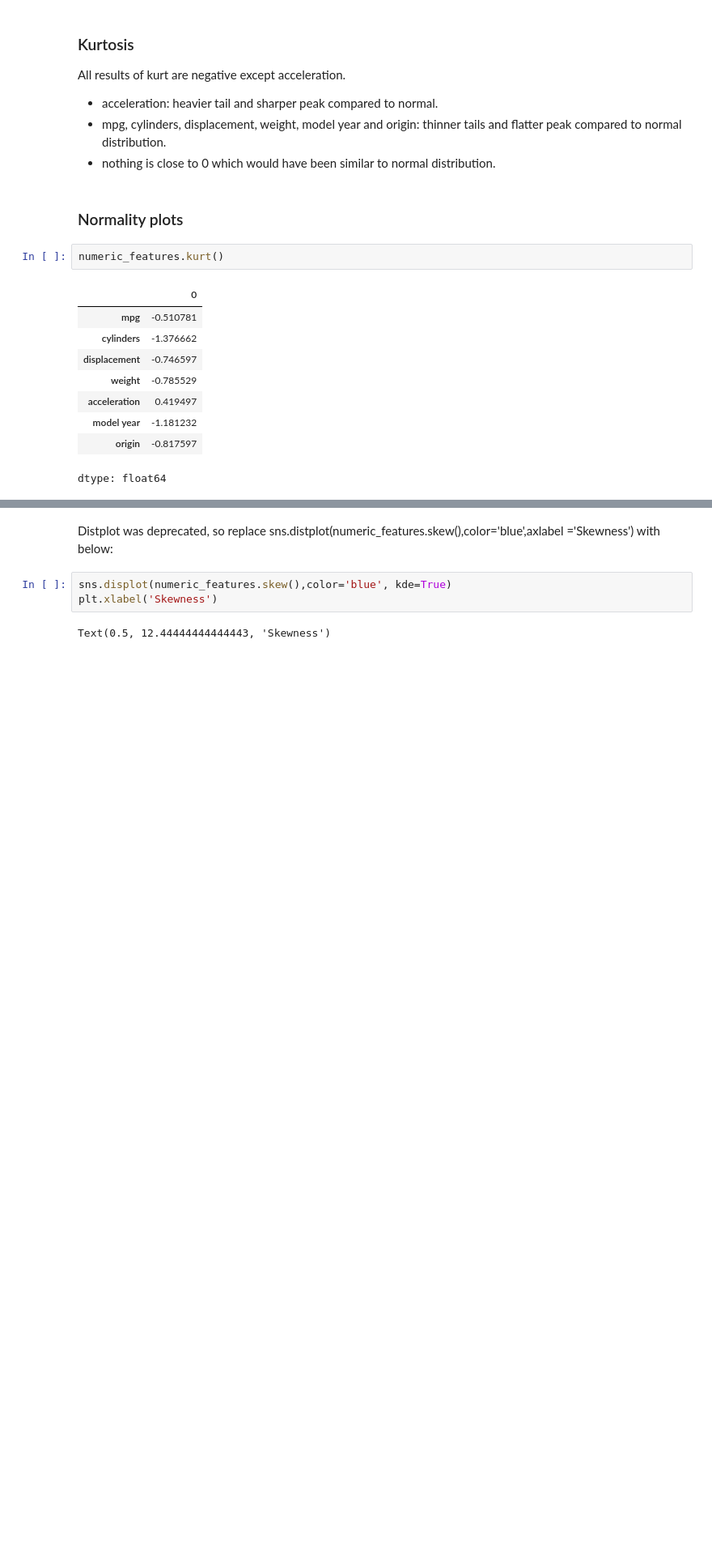
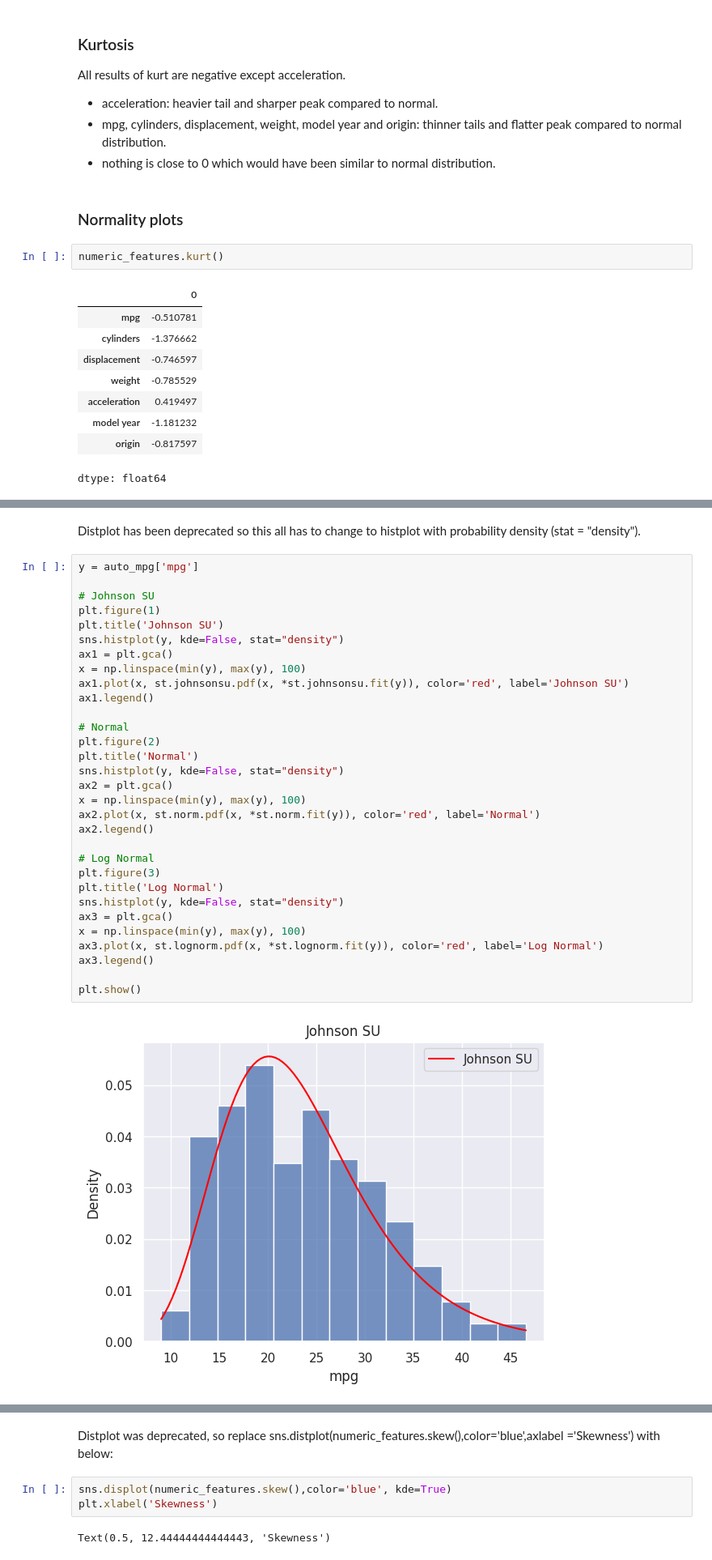
Before and after one commit to mariaingold/EDA_AutoMPG, a Jupyter notebook: 2_AutoMPG_EDA.ipynb, the cells around one changed output, grey strips where cells are left out. Shown at 81% size. Drawn from its saved outputs; the diff is of its cells as text; blank space fills up the shorter version.

Commit message:
Update distplot to histplot

```diff
--- a/2_AutoMPG_EDA.ipynb
+++ b/2_AutoMPG_EDA.ipynb
@@ -260,0 +231,35 @@ https://gist.github.com/mwaskom/de44147ed2974457ad6372750bbe5751
+# %% [markdown]
+Distplot has been deprecated so this all has to change to histplot with probability density (stat = "density").
+# %%
+y = auto_mpg['mpg']
+
+# Johnson SU
+plt.figure(1)
+plt.title('Johnson SU')
+sns.histplot(y, kde=False, stat="density")
+ax1 = plt.gca()
+x = np.linspace(min(y), max(y), 100)
+ax1.plot(x, st.johnsonsu.pdf(x, *st.johnsonsu.fit(y)), color='red', label='Johnson SU')
+ax1.legend()
+
+# Normal
+plt.figure(2)
+plt.title('Normal')
+sns.histplot(y, kde=False, stat="density")
+ax2 = plt.gca()
+x = np.linspace(min(y), max(y), 100)
+ax2.plot(x, st.norm.pdf(x, *st.norm.fit(y)), color='red', label='Normal')
+ax2.legend()
+
+# Log Normal
+plt.figure(3)
+plt.title('Log Normal')
+sns.histplot(y, kde=False, stat="density")
+ax3 = plt.gca()
+x = np.linspace(min(y), max(y), 100)
+ax3.plot(x, st.lognorm.pdf(x, *st.lognorm.fit(y)), color='red', label='Log Normal')
+ax3.legend()
+
+plt.show()
+# %% [output]
+[figure, added]
```
Also changed, not shown: parts of 3 cells of this notebook.
